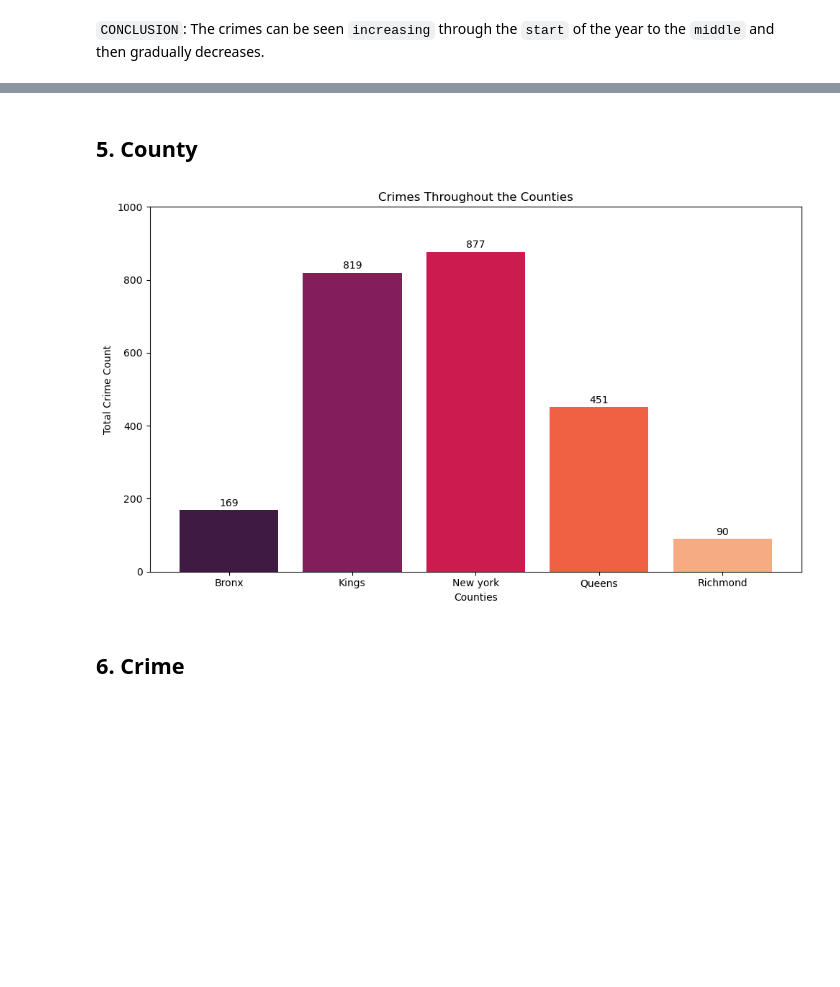
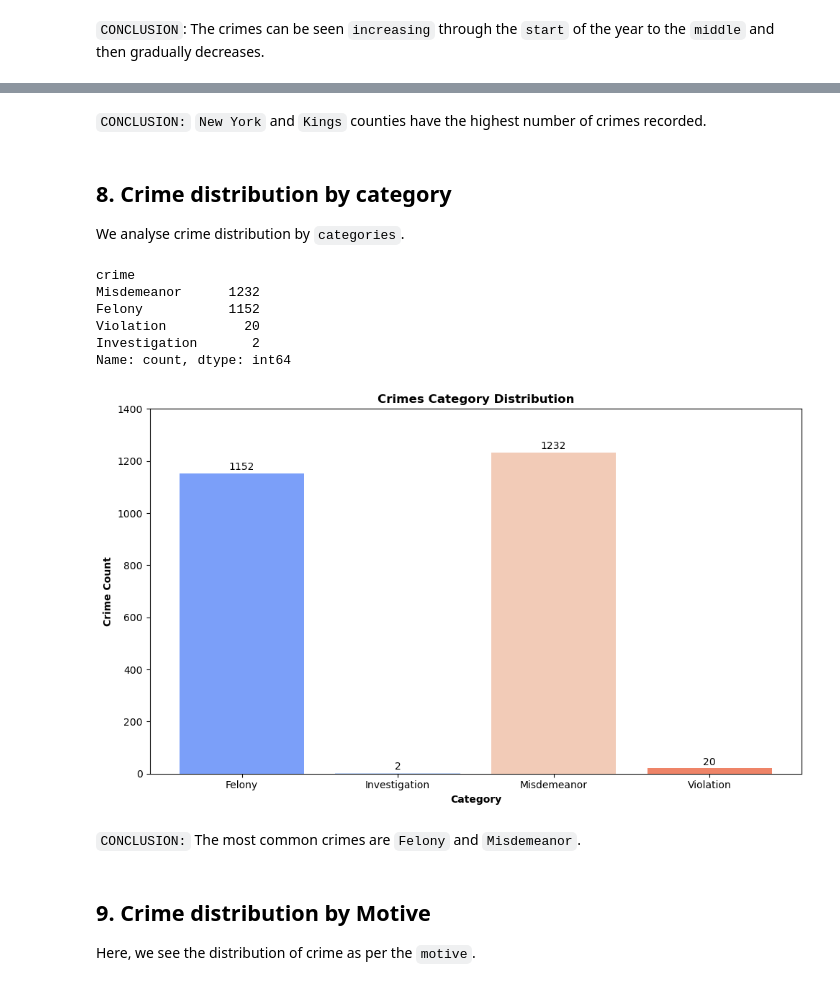
Before and after one commit to manjit-baishya-datascience/NYPD-Hate-Crime-EDA, a Jupyter notebook: nypd-hate-crime-eda.ipynb, the cells around one changed output, grey strips where cells are left out. Saved outputs shown, nothing was run; the diff lists cells and outputs as text; code cells hidden in the pictures; blank space fills up the shorter version.

```diff
--- a/nypd-hate-crime-eda.ipynb
+++ b/nypd-hate-crime-eda.ipynb
@@ -335,6 +329,7 @@ array(['Religion', 'Race', 'Origin', 'Gender', 'Orientation', 'Diabled',
 Here, we sort our data as per the `record_date`.
 # %%
 df = df.sort_values(by='record_date').reset_index(drop=True)
+df.drop('record_date', axis = 1, inplace = True)
 
 df.head()
 # %% [output]
@@ -508,39 +604,40 @@ plt.show()
-# %% [markdown]
-## **5. County**
+# %% [markdown]
+`CONCLUSION:` `New York` and `Kings` counties have the highest number of crimes recorded.
+# %% [markdown]
+## **8. Crime distribution by category**
+We analyse crime distribution by `categories`.
+# %%
+df['crime'].value_counts()
+# %% [output]
+crime
+Misdemeanor      1232
+Felony           1152
+Violation          20
+Investigation       2
+Name: count, dtype: int64
 # %%
-# Counting total crime counts as per counties
-date_counts = df['county'].value_counts().sort_index()
+counts = df['crime'].value_counts().sort_index()
+num_counties = len(counts)
+colors = sns.color_palette("coolwarm", num_counties)
 
-# Get the number of unique counties
-num_counties = len(date_counts)
+plt.figure(figsize=(10, 6))
+bars = plt.bar(counts.index, counts.values, color=colors)
 
-# Set seaborn colormap to 'mako'
-colors = sns.color_palette("rocket", num_counties)
+plt.title('Crimes Category Distribution', fontweight = 'bold')
+plt.ylabel('Crime Count', fontweight = 'bold')
+plt.xlabel('Category', fontweight = 'bold')
+plt.ylim(0, 1400)
 
-# Plot the bar plot
-plt.figure(figsize=(10, 6))
-bars = plt.bar(date_counts.index, date_counts.values, color=colors)
-
-# Set title and y-axis label
-plt.title('Crimes Throughout the Counties')
-plt.ylabel('Total Crime Count')
-plt.xlabel('Counties')
-
-# Remove x-axis labels
-plt.xticks()
-
-# Setting max limit on y-axis
-plt.ylim(0, 1000)
-
-# Add annotations above each bar
 for bar in bars:
     yval = bar.get_height()
     plt.text(bar.get_x() + bar.get_width()/2, yval + 5, round(yval), ha='center', va='bottom')
 
-# Show the plot
 plt.tight_layout()
 plt.show()
 # %% [output]
-[figure, old version]
+[figure, new version]
-# %% [markdown]
-## **6. Crime**
+# %% [markdown]
+`CONCLUSION:` The most common crimes are `Felony` and `Misdemeanor`.
+# %% [markdown]
+## **9. Crime distribution by Motive**
+Here, we see the distribution of crime as per the `motive`.
```
Also changed, not shown: parts of 35 cells of this notebook.
